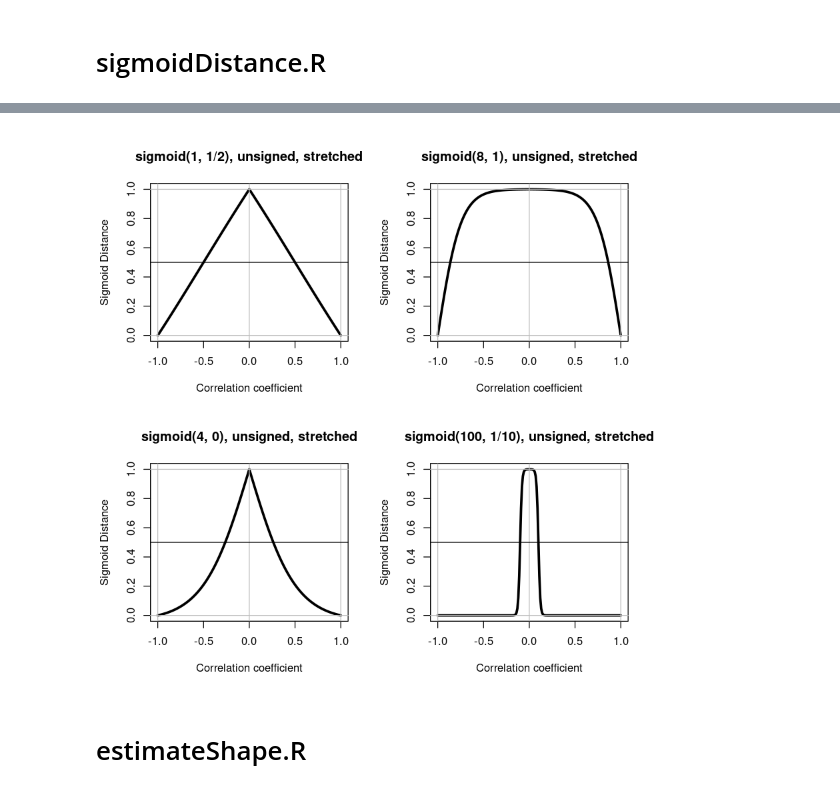
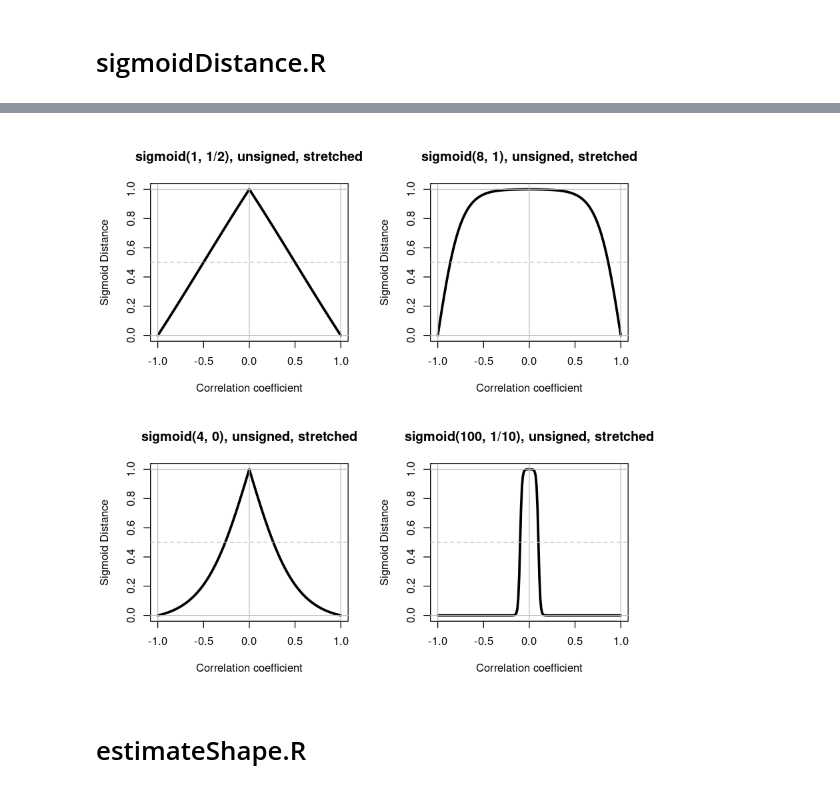
Before and after one commit to longevity-consortium/standardcor, a Jupyter notebook: vignettes/Testing.ipynb, the cells around one changed output, grey strips where cells are left out. Cells and saved outputs as stored; diff of their text form; code cells hidden in the pictures.

```diff
--- a/vignettes/Testing.ipynb
+++ b/vignettes/Testing.ipynb
@@ -243,33 +243,33 @@ abline(h=0.5)
 # %%
 R <- c(-100:100)/100 ; R <- ifelse(R < -1, -1, ifelse(1 < R, 1, R))
 
 par(mfrow=c(2,2))
 
 plot(R,sigmoidDistance(R,alpha=1,tau0 = 1/2,unsigned=TRUE,stretch=TRUE),type='l',lwd=3,
      xlab="Correlation coefficient", ylab="Sigmoid Distance",
     main = "sigmoid(1, 1/2), unsigned, stretched",ylim=c(0,1))
 abline(v=c(-1:1),col='grey') ; abline(h=c(0,1),col='grey')
-abline(h=0.5)
+abline(h=0.5, lty=2, col='grey')
 
 plot(R,sigmoidDistance(R,alpha=8,tau0 = 1,unsigned=TRUE,stretch=TRUE),type='l',lwd=3,
      xlab="Correlation coefficient", ylab="Sigmoid Distance",
     main = "sigmoid(8, 1), unsigned, stretched",ylim=c(0,1))
 abline(v=c(-1:1),col='grey') ; abline(h=c(0,1),col='grey')
-abline(h=0.5)
+abline(h=0.5, lty=2, col='grey')
 
 plot(R,sigmoidDistance(R,alpha=4,tau0 = 0,unsigned=TRUE,stretch=TRUE),type='l',lwd=3,
      xlab="Correlation coefficient", ylab="Sigmoid Distance",
     main = "sigmoid(4, 0), unsigned, stretched",ylim=c(0,1))
 abline(v=c(-1:1),col='grey') ; abline(h=c(0,1),col='grey')
-abline(h=0.5)
+abline(h=0.5, lty=2, col='grey')
 
 plot(R,sigmoidDistance(R,alpha=100,tau0 = 1/10,unsigned=TRUE,stretch=TRUE),type='l',lwd=3,
      xlab="Correlation coefficient", ylab="Sigmoid Distance",
     main = "sigmoid(100, 1/10), unsigned, stretched",ylim=c(0,1))
 abline(v=c(-1:1),col='grey') ; abline(h=c(0,1),col='grey')
-abline(h=0.5)
+abline(h=0.5, lty=2, col='grey')
 # %% [output]
-[figure, old version]
+[figure, new version]
 # %% [markdown]
 # estimateShape.R
 # %%
```
Also changed, not shown: parts of 9 cells of this notebook, 1 other file.
